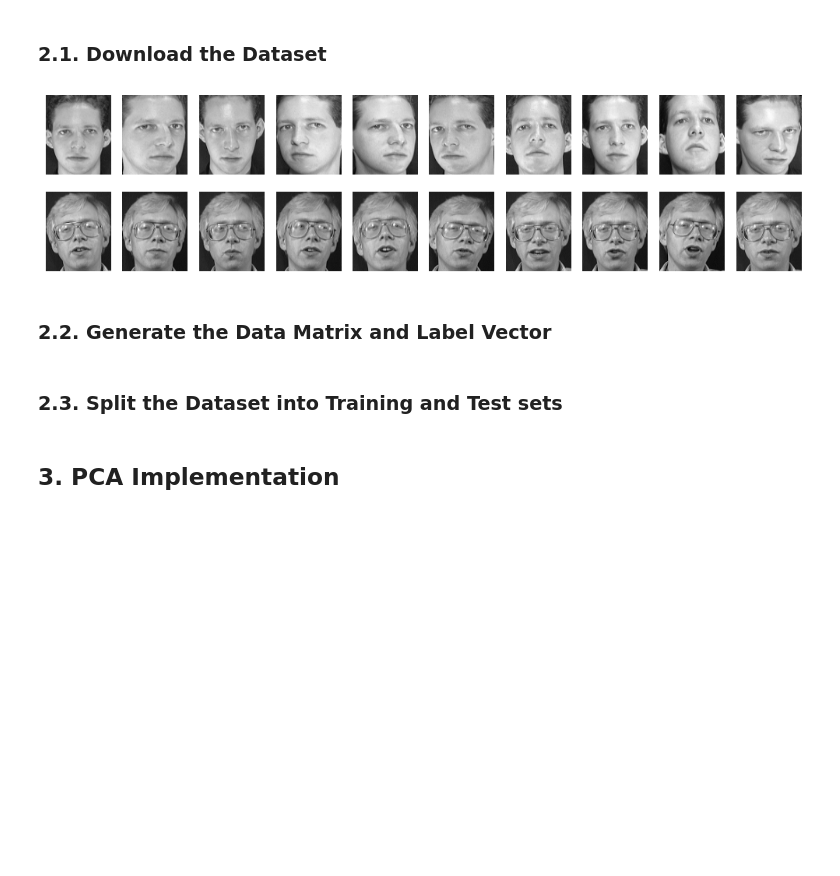
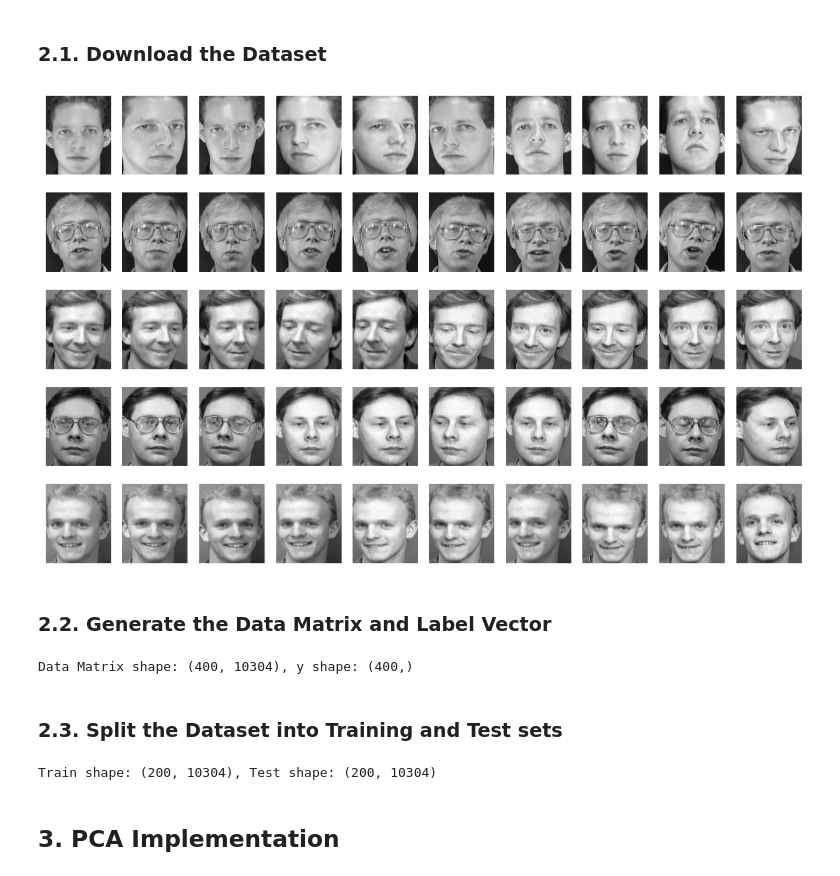
Before and after one commit to nouranKhalil/Face-Recognition, a Jupyter notebook: Face Recognition.ipynb, the cells around one changed output. Saved outputs shown, nothing was run; the diff lists cells and outputs as text; code cells hidden in the pictures; blank space fills up the shorter version.

```diff
--- a/Face Recognition.ipynb
+++ b/Face Recognition.ipynb
@@ -15,34 +54,24 @@ import matplotlib.pyplot as plt
 # %% [markdown]
 ### 2.1.  Download the Dataset
 # %%
-SAMPLE_NUMBER = 2
-
-imgs = [plt.imread(f'dataset/s{i + 1}/{j + 1}.pgm') for i in range(40) for j in range(10)]
-
-SAMPLE_NUMBER *= 10
-plt.figure(figsize=(10, SAMPLE_NUMBER / 2 * 2.5))
-for i, img in enumerate(imgs):
-    if i == SAMPLE_NUMBER:
-        break
-    plt.subplot(SAMPLE_NUMBER, 10, i + 1)
-    plt.imshow(img, cmap="gray")
-    plt.axis('off')
-
-plt.tight_layout()
-plt.show()
+face_dataset.load_data()
+face_dataset.print_samples()
 # %% [output]
-[figure, old version]
+[figure, new version]
 # %% [markdown]
 ### 2.2. Generate the Data Matrix and Label Vector
 # %%
-imgs = np.array(imgs)
-D = np.array([imgs[i].flatten() for i in range(len(imgs))])
-y = np.array([i + 1 for i in range(40) for _ in range(10)])
+face_dataset.flatten_data()
+print(f"Data Matrix shape: {face_dataset.D.shape}, y shape: {face_dataset.y.shape}")
+# %% [output]
+Data Matrix shape: (400, 10304), y shape: (400,)
 # %% [markdown]
 ### 2.3. Split the Dataset into Training and Test sets
 # %%
-X_test, X_train = D[0::2], D[1::2]
-y_test, y_train = y[0::2], y[1::2]
+face_dataset.split_data()
+print(f"Train shape: {face_dataset.X_train.shape}, Test shape: {face_dataset.X_test.shape}")
+# %% [output]
+Train shape: (200, 10304), Test shape: (200, 10304)
 # %% [markdown]
 ## 3. PCA Implementation
 # %% [markdown]
```
Also changed, not shown: parts of 1 cell of this notebook.
